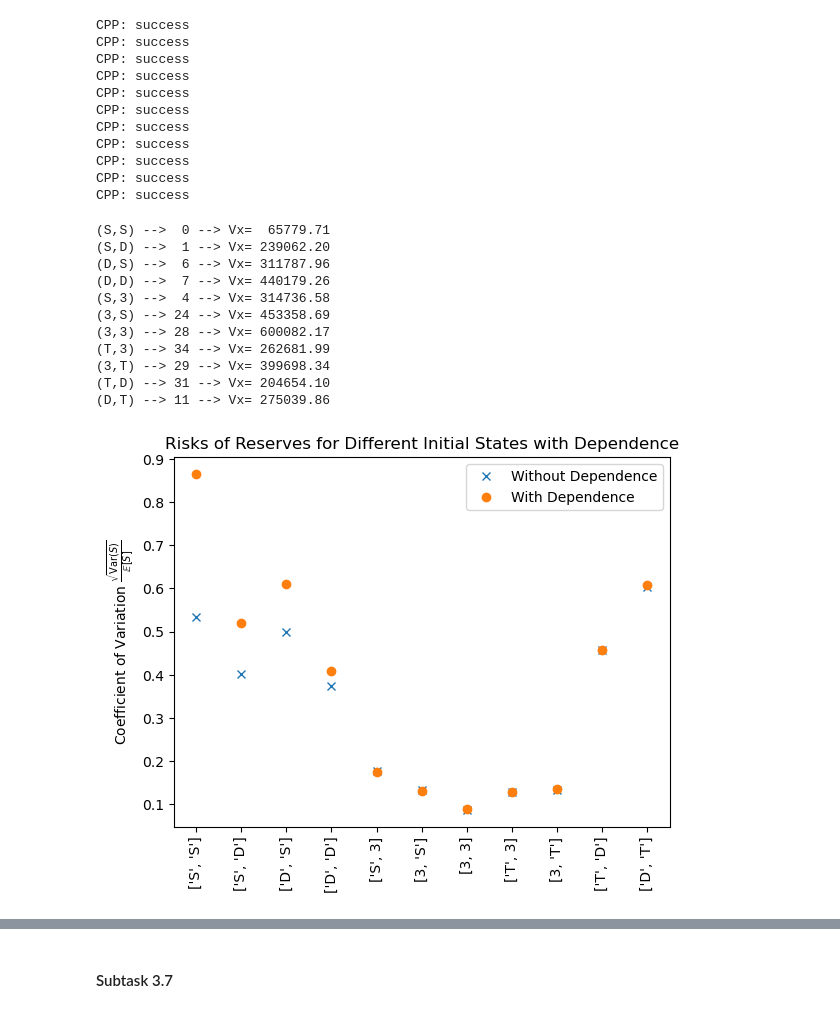
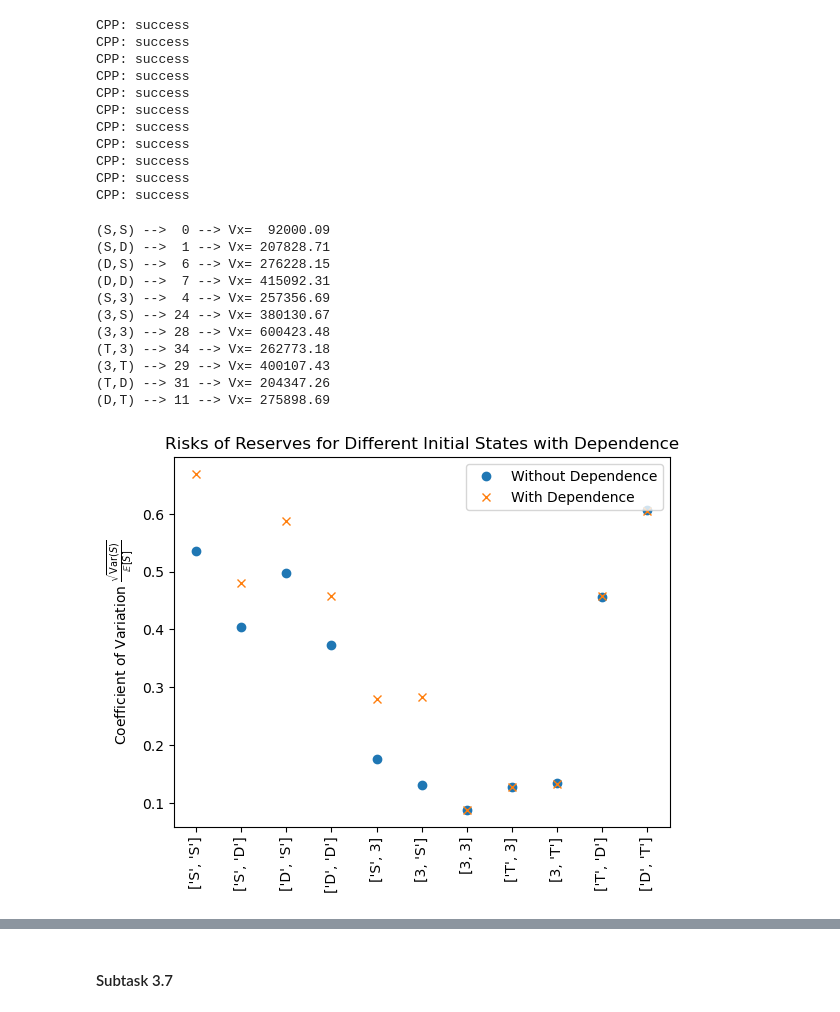
Before and after one commit to samizwei/Life-Insurance-Sami, a Jupyter notebook: Exam_Final_SZ.ipynb, the cells around one changed output, grey strips where cells are left out. Drawn from its saved outputs; the diff is of its cells as text; code cells hidden in the pictures.

```diff
--- a/Exam_Final_SZ.ipynb
+++ b/Exam_Final_SZ.ipynb
@@ -544,7 +544,7 @@ for i,s in enumerate(Symbols):
 
     a = Diab2Lifes(PaymentEnd=90,)
     # a.vSetLevelsMort(dMortSS = 1e3, dMortSD =1., dMortDD=1., dMortST=1., dMortDT=1.)
-    a.vSetLevelsMort(dMortSS = 100., dMortSD =1., dMortDD=1., dMortST=1., dMortDT=1.)
+    a.vSetLevelsMort(dMortSS = 1., dMortSD =10., dMortDD=1., dMortST=1., dMortDT=1.)
 
     # a.vSetLevelsDis(dDisSS=0.85, dDisSD=1.15, dDisST=1.)
     a.vSetLevelsDis(dDisSS=1., dDisSD=1., dDisST=1.)
@@ -588,26 +588,27 @@ for j,s in enumerate(Symbols):
     symb2 = s[1]
     print("(%s,%s) --> %2d --> Vx=%10.2f"%(symb1,symb2,a.Mapper2Live(symb1,symb2),simulation_dependent_means[j]))
 # %% [output]
-(S,S) -->  0 --> Vx=  65779.71
-(S,D) -->  1 --> Vx= 239062.20
-(D,S) -->  6 --> Vx= 311787.96
-(D,D) -->  7 --> Vx= 440179.26
-(S,3) -->  4 --> Vx= 314736.58
-(3,S) --> 24 --> Vx= 453358.69
-(3,3) --> 28 --> Vx= 600082.17
-(T,3) --> 34 --> Vx= 262681.99
-(3,T) --> 29 --> Vx= 399698.34
-(T,D) --> 31 --> Vx= 204654.10
-(D,T) --> 11 --> Vx= 275039.86
+(S,S) -->  0 --> Vx=  92000.09
+(S,D) -->  1 --> Vx= 207828.71
+(D,S) -->  6 --> Vx= 276228.15
+(D,D) -->  7 --> Vx= 415092.31
+(S,3) -->  4 --> Vx= 257356.69
+(3,S) --> 24 --> Vx= 380130.67
+(3,3) --> 28 --> Vx= 600423.48
+(T,3) --> 34 --> Vx= 262773.18
+(3,T) --> 29 --> Vx= 400107.43
+(T,D) --> 31 --> Vx= 204347.26
+(D,T) --> 11 --> Vx= 275898.69
 # %%
 plt.figure()
 plt.title("Risks of Reserves for Different Initial States with Dependence")
 plt.ylabel(r"Coefficient of Variation $\frac{\sqrt{\text{Var}(S)}}{\mathbb{E}[S]}$")
 plt.xticks(ticks=np.arange(11), labels = Symbols, rotation=90)
-plt.plot(np.arange(11), np.sqrt(simulations_vars)/simulation_means, 'x', label="Without Dependence")
-plt.plot(np.arange(11), np.sqrt(simulations_dependent_vars)/simulation_dependent_means, 'o', label="With Dependence")
+plt.plot(np.arange(11), np.sqrt(simulations_vars)/simulation_means, 'o', label="Without Dependence")
+plt.plot(np.arange(11), np.sqrt(simulations_dependent_vars)/simulation_dependent_means, 'x', label="With Dependence")
 plt.legend()
-# plt.savefig("Plots/Coefficient_of_Variation_Markov_States_35.png", bbox_inches='tight', dpi=600)
+# plt.grid()
+plt.savefig("Plots/Coefficient_of_Variation_Markov_States_36.png", bbox_inches='tight', dpi=600)
 plt.show()
 # %% [output]
-[figure, old version]
+[figure, new version]
```
Also changed, not shown: parts of 19 cells of this notebook, 13 other files.
